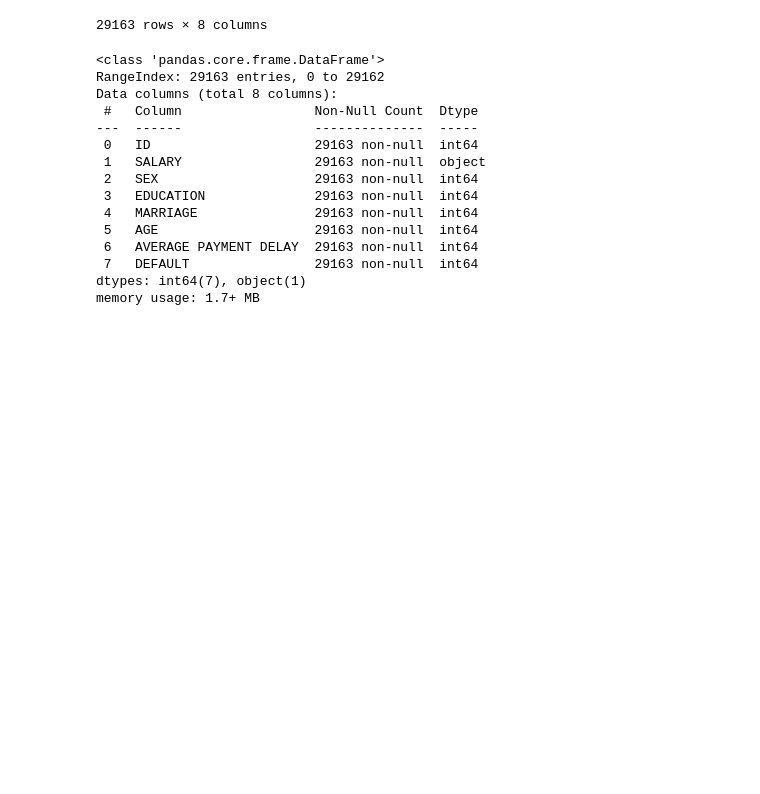
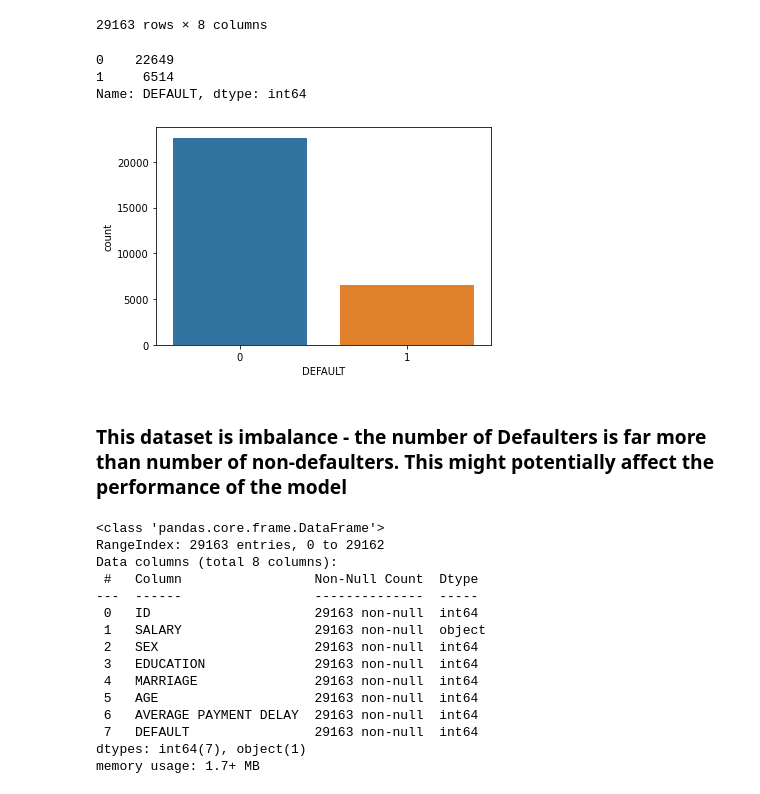
Before and after one commit to Sam-Emma/Credpal-Credit-ML, a Jupyter notebook: Credpal ML Modelling.ipynb, the cells around one changed output. Cells and saved outputs as stored; diff of their text form; code cells hidden in the pictures; blank space fills up the shorter version.

```diff
--- a/Credpal ML Modelling.ipynb
+++ b/Credpal ML Modelling.ipynb
@@ -22,6 +22,17 @@ data
 | 29161 | 29999 | 80,000.00 | 1 | 3 | 1 | 41 | 1 | 1 |
 | 29162 | 30000 | 50,000.00 | 1 | 2 | 1 | 46 | 0 | 1 |
 29163 rows × 8 columns
+# %%
+p = data['DEFAULT']
+print(p.value_counts())
+sns.countplot(p);
+# %% [output]
+0    22649
+1     6514
+Name: DEFAULT, dtype: int64
+[figure, added]
+# %% [markdown]
+### This dataset is imbalance - the number of Defaulters is far more than number of non-defaulters. This might potentially affect the performance of the model
 # %%
 data.info()
 # %% [output]
```
Also changed, not shown: parts of 28 cells of this notebook.
